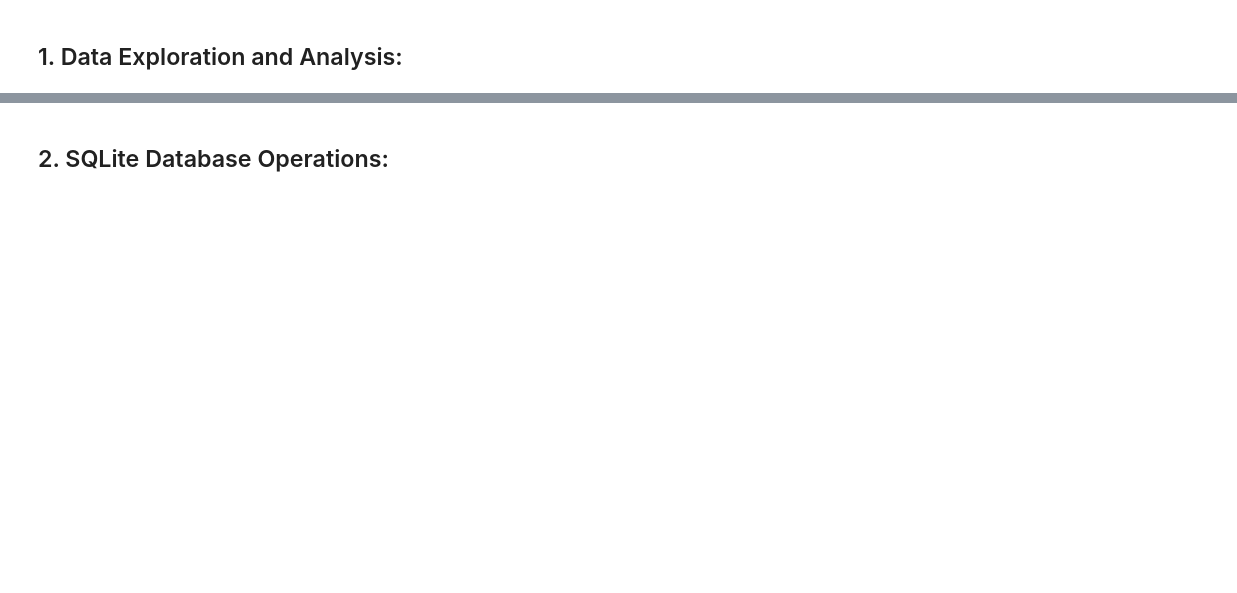
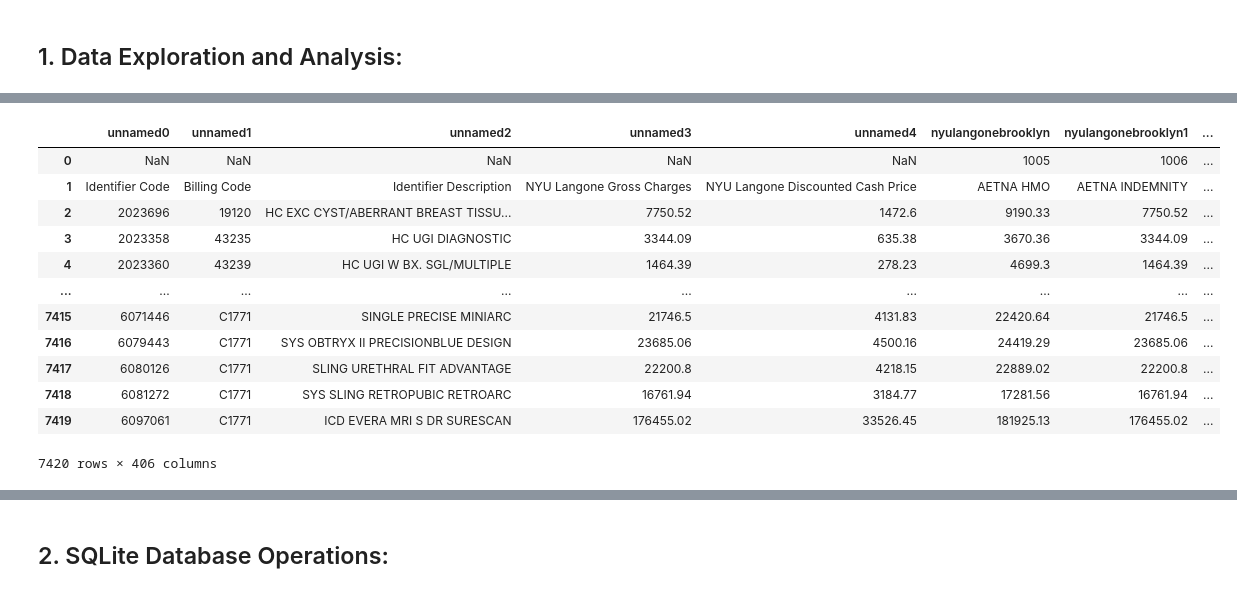
Before and after one commit to Alyssasorensen/sqlite_database_operations, a Jupyter notebook: sqlite_database_operations.ipynb, the cells around one changed output, grey strips where cells are left out. Cells and saved outputs as stored; diff of their text form; code cells hidden in the pictures; blank space fills up the shorter version.

```diff
--- a/sqlite_database_operations.ipynb
+++ b/sqlite_database_operations.ipynb
@@ -4,0 +17,2 @@
+# %%
+sbm = pd.read_csv('https://raw.githubusercontent.com/Alyssasorensen/sqlite_database_operations/main/datasets/113243405_StonyBrookUniversityHospital_standardcharges.csv')
@@ -4,0 +35,2 @@
+# %%
+nyu = pd.read_excel('NYUstandardcharges.xlsx')
@@ -72,0 +103,17 @@ plt.show()
+# %%
+def clean_column_names(sbm):
+    # Define a helper function to clean column names
+    def clean_name(name):
+        cleaned_name = re.sub(r'[^a-zA-Z0-9]', '', name)
+        return cleaned_name.lower()
+
+    # Rename columns using the helper function
+    # This is using a list comprehend - e.g., we have a list to the right of the equals sign,
+    # and inside the list, we are applying our function, for every col (or X) that exists in df.columns
+    sbm.columns = [clean_name(col) for col in sbm.columns]
+    return sbm
+
+# Apply the clean_value function to all columns
+sbm = clean_column_names(sbm)
+
+sbm
@@ -73,2 +134,33 @@ plt.show()
+# %%
+def clean_column_names(nyu):
+    # Define a helper function to clean column names
+    def clean_name(name):
+        cleaned_name = re.sub(r'[^a-zA-Z0-9]', '', name)
+        return cleaned_name.lower()
+
+    # Rename columns using the helper function
+    # This is using a list comprehend - e.g., we have a list to the right of the equals sign,
+    # and inside the list, we are applying our function, for every col (or X) that exists in df.columns
+    nyu.columns = [clean_name(col) for col in nyu.columns]
+    return nyu
+
+# Apply the clean_value function to all columns
+nyu = clean_column_names(nyu)
+
+nyu
+# %% [output]
+|  | unnamed0 | unnamed1 | unnamed2 | unnamed3 | unnamed4 | nyulangonebrooklyn | nyulangonebrooklyn1 | ... |
+| 0 | NaN | NaN | NaN | NaN | NaN | 1005 | 1006 | ... |
+| 1 | Identifier Code | Billing Code | Identifier Description | NYU Langone Gross Charges | NYU Langone Discounted Cash Price | AETNA HMO | AETNA INDEMNITY | ... |
+| 2 | 2023696 | 19120 | HC EXC CYST/ABERRANT BREAST TISSU... | 7750.52 | 1472.6 | 9190.33 | 7750.52 | ... |
+| 3 | 2023358 | 43235 | HC UGI DIAGNOSTIC | 3344.09 | 635.38 | 3670.36 | 3344.09 | ... |
+| 4 | 2023360 | 43239 | HC UGI W BX. SGL/MULTIPLE | 1464.39 | 278.23 | 4699.3 | 1464.39 | ... |
+| ... | ... | ... | ... | ... | ... | ... | ... | ... |
+| 7415 | 6071446 | C1771 | SINGLE PRECISE MINIARC | 21746.5 | 4131.83 | 22420.64 | 21746.5 | ... |
+| 7416 | 6079443 | C1771 | SYS OBTRYX II PRECISIONBLUE DESIGN | 23685.06 | 4500.16 | 24419.29 | 23685.06 | ... |
+| 7417 | 6080126 | C1771 | SLING URETHRAL FIT ADVANTAGE | 22200.8 | 4218.15 | 22889.02 | 22200.8 | ... |
+| 7418 | 6081272 | C1771 | SYS SLING RETROPUBIC RETROARC | 16761.94 | 3184.77 | 17281.56 | 16761.94 | ... |
+| 7419 | 6097061 | C1771 | ICD EVERA MRI S DR SURESCAN | 176455.02 | 33526.45 | 181925.13 | 176455.02 | ... |
+7420 rows × 406 columns
 # %%
 print("Missing Values in Dataset 1:")
```
Also changed, not shown: parts of 33 cells of this notebook.
